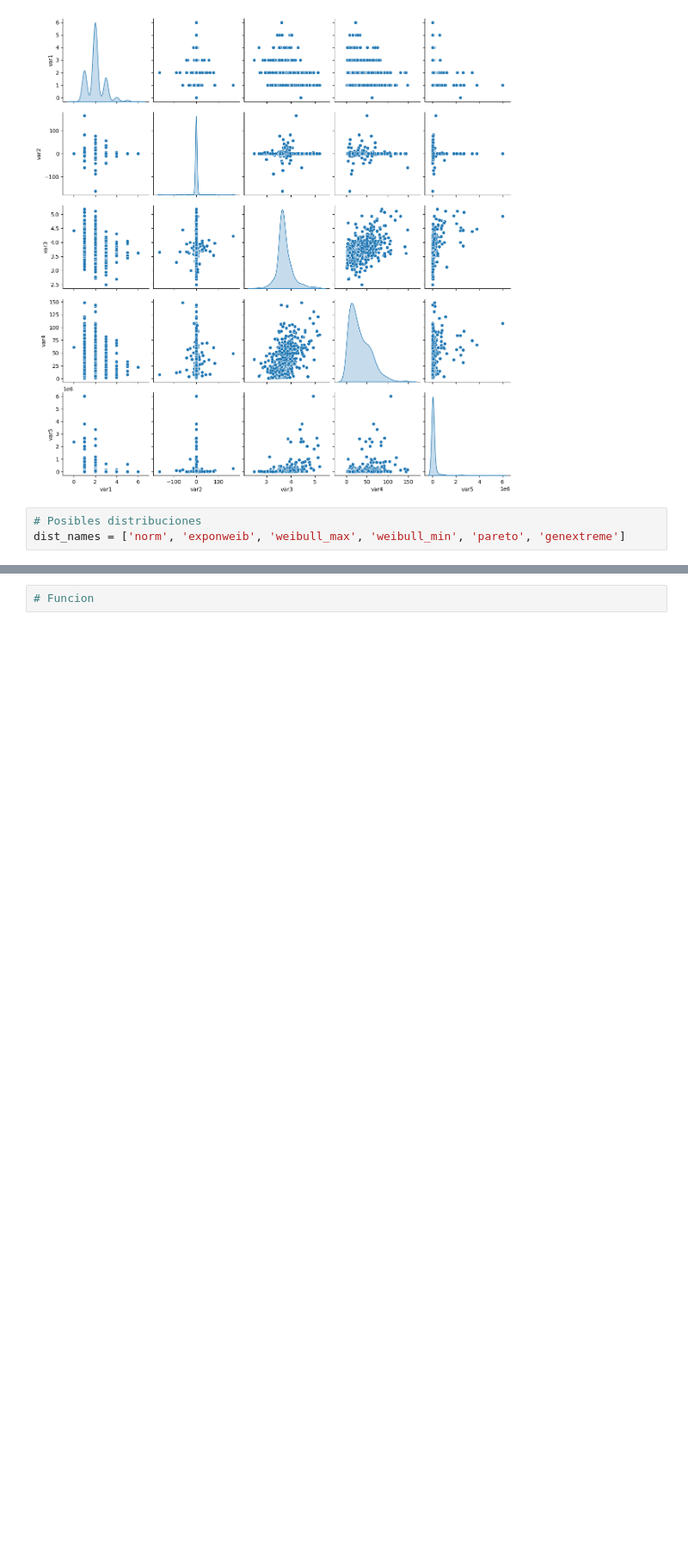
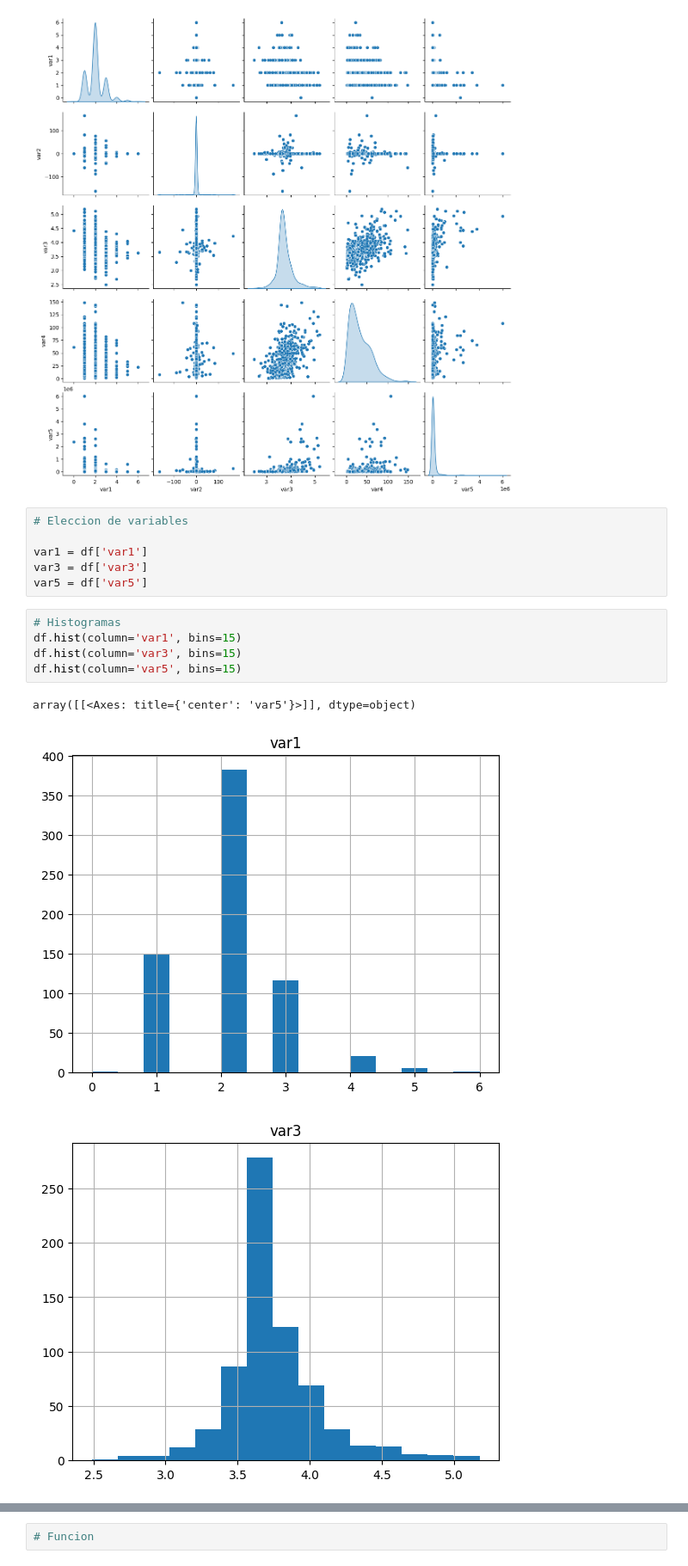
Before and after one commit to DanyHidalgo/Tarea-1---EML, a Jupyter notebook: Tarea1.1.ipynb, the cells around one changed output, grey strips where cells are left out. Shown: that part at 86% size. Cells and saved outputs as stored; diff of their text form; blank space fills up the shorter version.

```diff
--- a/Tarea1.1.ipynb
+++ b/Tarea1.1.ipynb
@@ -58,6 +59,18 @@ plt.show()
 # %% [output]
 <Figure size 640x480 with 0 Axes>
 [figure]
-# %%
-# Posibles distribuciones
-dist_names = ['norm', 'exponweib', 'weibull_max', 'weibull_min', 'pareto', 'genextreme']
+# %%
+# Eleccion de variables
+
+var1 = df['var1']
+var3 = df['var3']
+var5 = df['var5']
+# %%
+# Histogramas
+df.hist(column='var1', bins=15)
+df.hist(column='var3', bins=15)
+df.hist(column='var5', bins=15)
+# %% [output]
+array([[<Axes: title={'center': 'var5'}>]], dtype=object)
+[figure, added]
+[figure, added]
```
Also changed, not shown: parts of 5 cells of this notebook, 2 other files.
